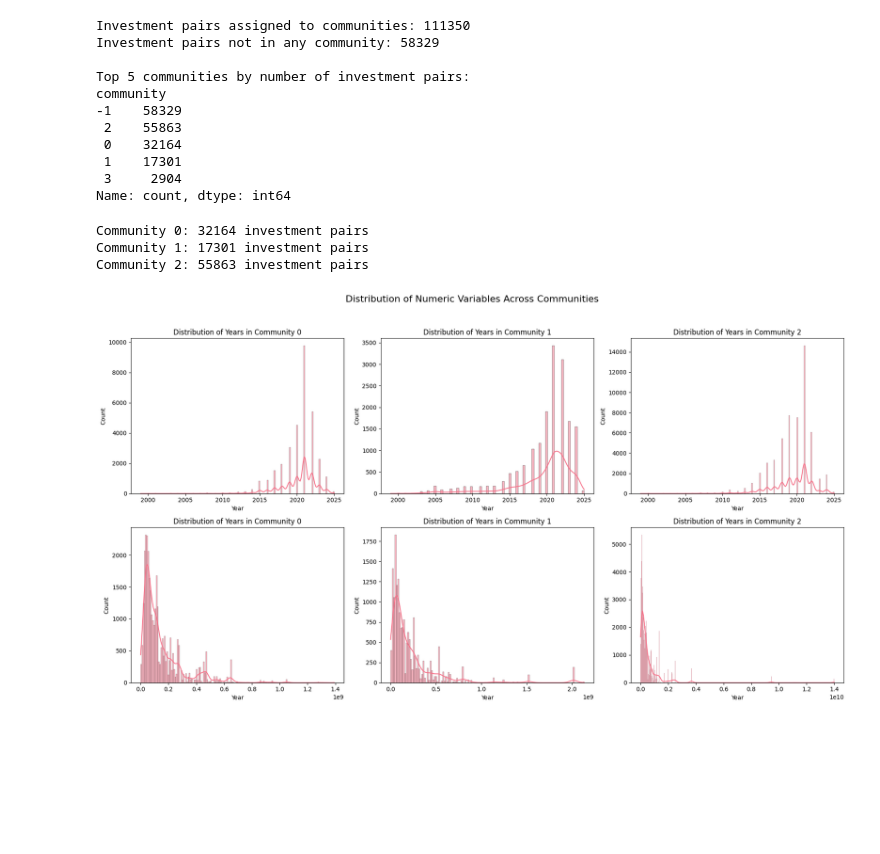
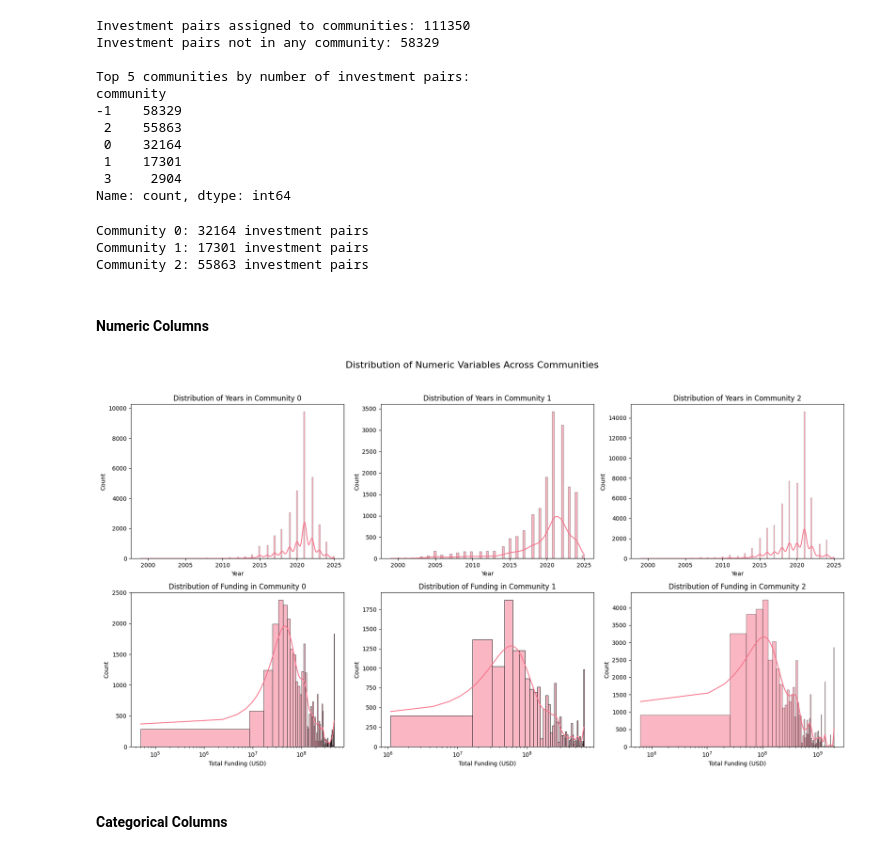
Before and after one commit to joaomelga/innovation-networks-exploration, a Jupyter notebook: analysis/vc-bipartite-network/vc_bipartite_explore_communities.ipynb, the cells around one changed output. Saved outputs shown, nothing was run; the diff lists cells and outputs as text; code cells hidden in the pictures; blank space fills up the shorter version.

```diff
--- a/analysis/vc-bipartite-network/vc_bipartite_explore_communities.ipynb
+++ b/analysis/vc-bipartite-network/vc_bipartite_explore_communities.ipynb
@@ -195,7 +196,7 @@ if PLOT_KKL:
 # %% [markdown]
 #### Nestdness
 # %%
-MEASURE_NESTEDNESS = False
+MEASURE_NESTEDNESS = True
 
 if MEASURE_NESTEDNESS:
     # Initialize storage for community nestedness results
@@ -496,58 +575,65 @@ community
  1    17301
  3     2904
 Name: count, dtype: int64
+# %%
+# Filter the data for communities 0, 1, and 2
+communities_of_interest = [0, 1, 2]
+
+community_data = {}
+for comm_id in communities_of_interest:
+  community_data[comm_id] = investments_pairs_communities[investments_pairs_communities['community'] == comm_id]
+
+# Print the sizes of each community
+for comm_id in communities_of_interest:
+  print(f"Community {comm_id}: {len(community_data[comm_id])} investment pairs")
+
+# Function to truncate long category names
+def truncate_name(name, max_length=30):
+  if isinstance(name, str) and len(name) > max_length:
+    return name[:max_length] + '...'
+  return name
+# %% [output]
+Community 0: 32164 investment pairs
+Community 1: 17301 investment pairs
+Community 2: 55863 investment pairs
+# %% [markdown]
+#### Numeric Columns
 # %%
-# Filter the data for communities 0, 1, and 2
-
-community_data = {}
-for comm_id in [0, 1, 2, -1]:
-  community_data[comm_id] = investments_pairs_communities[investments_pairs_communities['community'] == comm_id]
-
-# Print the sizes of each community
-for comm_id in [0, 1, 2, -1]:
-  print(f"Community {comm_id}: {len(community_data[comm_id])} investment pairs")
-
-# Function to truncate long category names
-def truncate_name(name, max_length=30):
-  if isinstance(name, str) and len(name) > max_length:
-    return name[:max_length] + '...'
-  return name
-
 # Plot numeric columns
 numeric_columns = ['year', 'total_funding_usd']
-fig, axes = plt.subplots(len(numeric_columns), 3, figsize=(18, 10))
+fig, axes = plt.subplots(len(numeric_columns), len(communities_of_interest), figsize=(18, 10))
 fig.suptitle('Distribution of Numeric Variables Across Communities', fontsize=16)
 
 for row_idx, column in enumerate(numeric_columns):
-  for col_idx, comm_id in enumerate([0, 1, 2]):
+  for col_idx, comm_id in enumerate(communities_of_interest):
     ax = axes[row_idx, col_idx]
     data = community_data[comm_id]
 
     if len(data) > 0:
-      # if column == 'year':
+      if column == 'total_funding_usd':
+        # Log scale and clip outliers
+        sns.histplot(data[column].clip(upper=data[column].quantile(0.95), ), kde=True, ax=ax)
+        ax.set_xlabel('Total Funding (USD)')
+        ax.set_ylabel('Count')
+        ax.set_title(f'Distribution of Funding in Community {comm_id}')
+        ax.set_xscale('log')
+
+      else:
         sns.histplot(data[column], kde=True, ax=ax)
         ax.set_xlabel('Year')
         ax.set_ylabel('Count')
         ax.set_title(f'Distribution of Years in Community {comm_id}')
 
-      # elif column == 'total_funding_usd_never':
-      #   # Log scale and clip outliers
-      #   sns.histplot(data[column].clip(upper=data[column].quantile(0.99)), kde=True, ax=ax)
-      #   ax.set_xlabel('Total Funding (USD)')
-      #   ax.set_ylabel('Count')
-      #   ax.set_title(f'Distribution of Funding in Community {comm_id}')
-      #   ax.set_xscale('log')
     else:
       ax.text(0.5, 0.5, 'No data available', ha='center', va='center')
       ax.set_title(f'Community {comm_id}')
 
 plt.tight_layout(rect=[0, 0, 1, 0.95])
 plt.show()
 # %% [output]
-Community 0: 32164 investment pairs
-Community 1: 17301 investment pairs
-Community 2: 55863 investment pairs
-[figure, old version]
+[figure, new version]
+# %% [markdown]
+#### Categorical Columns
 # %%
 # Plot categorical columns
 categorical_columns = [
```
Also changed, not shown: parts of 22 cells of this notebook.
